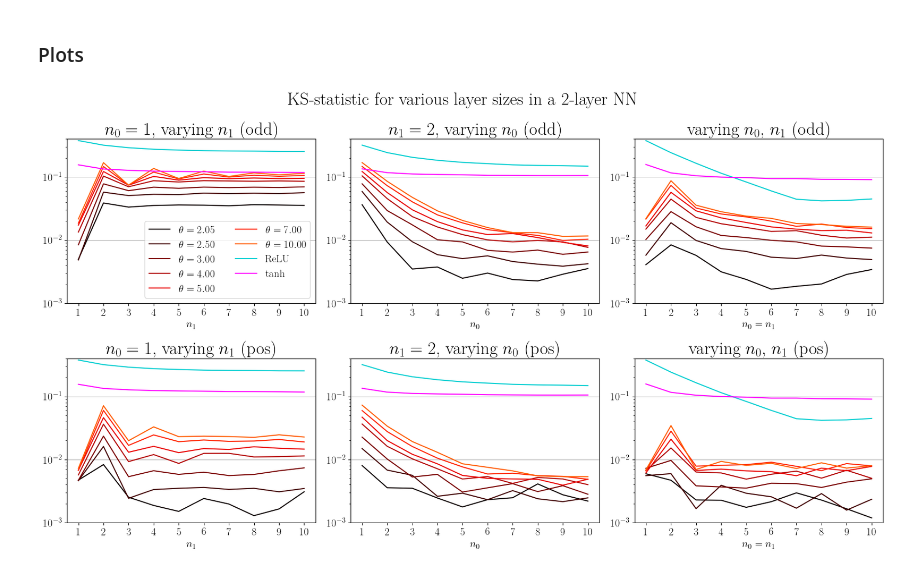
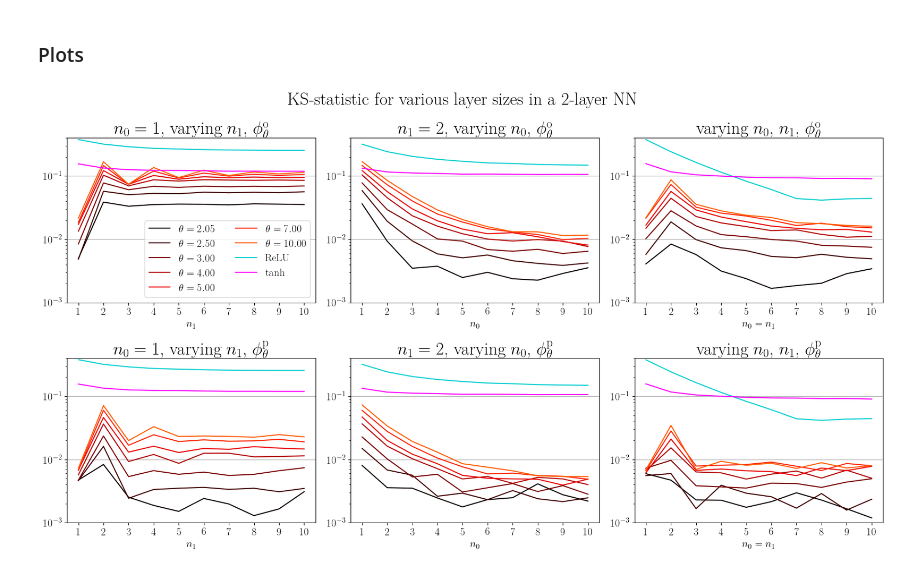
Before and after one commit to p-wol/gaussian-preact, a Jupyter notebook: Example03_Gaussianity.ipynb, the cells around one changed output. Cells and saved outputs as stored; diff of their text form; code cells hidden in the pictures.

```diff
--- a/Example03_Gaussianity.ipynb
+++ b/Example03_Gaussianity.ipynb
@@ -37,10 +37,10 @@ lst_act_types = ['odd', 'pos']
 # Load the activation functions
 dct_activations = {}
 for theta in lst_theta:
-    dct = torch.load(path_objects + 'ActFunction_theta-{:.2f}.pkl'.format(theta))
+    dct = torch.load(path_objects + 'ActFunction_theta-{:.2f}.pkl'.format(theta), weights_only = False)
     dct_activations[('odd', theta)] = dct['activation']
 
-    dct = torch.load(path_objects + 'ActFunctionPos_theta-{:.2f}.pkl'.format(theta))
+    dct = torch.load(path_objects + 'ActFunctionPos_theta-{:.2f}.pkl'.format(theta), weights_only = False)
     dct_activations[('pos', theta)] = dct['activation']
 dct_activations["relu"] = torch.relu
 dct_activations["tanh"] = torch.tanh
@@ -212,7 +210,7 @@ n_samples = 200000
 lst_nb_neur = list(range(1, 11))
 in_dim = 1
 # %%
-lst_ks = torch.load('Data_Init_KS_2layerNN_stat.pkl')
+lst_ks = torch.load('Data_Init_KS_2layerNN_stat.pkl', weights_only = False)
 # %%
 # Prepare the plots
 matplotlib.rcParams['figure.figsize'] = [17, 9.4]
@@ -225,12 +223,17 @@ figure, axis = plt.subplots(2, 3)
 
 # Set up some variables
 def build_title_ks(idx_ks, act_type):
+    if act_type == "pos":
+        name_act = "$\\phi_{\\theta}^{\\mathrm{p}}$"
+    else:
+        name_act = "$\\phi_{\\theta}^{\\mathrm{o}}$"
+
     if idx_ks == 0:
-        return f'$n_0 = 1$, varying $n_1$ ({act_type})'
+        return f'$n_0 = 1$, varying $n_1$, {name_act}'
     elif idx_ks == 1:
-        return f'$n_1 = 2$, varying $n_0$ ({act_type})'
+        return f'$n_1 = 2$, varying $n_0$, {name_act}'
     elif idx_ks == 2:
-        return f'varying $n_0$, $n_1$ ({act_type})'
+        return f'varying $n_0$, $n_1$, {name_act}'
     else:
         raise IndexError(f'Index "idx_ks" should be in [0, 2], got {idx_ks}.')
 
@@ -249,31 +252,31 @@ for idx_ks, dct_ks in enumerate(lst_ks):
         for theta in lst_theta:
             axis[idx, idx_ks].plot(list(range(1, 11)), dct_ks[act_type, theta], label = r'$\theta = {:.2f}$'.format(theta),
                     c = build_color({'act_function': 'weibull', 'act_theta': theta}))
 
         axis[idx, idx_ks].set_title(build_title_ks(idx_ks, act_type), fontsize = titlesize)
 
         axis[idx, idx_ks].set_yscale('log')
         axis[idx, idx_ks].set_ylim(y_min, y_max)
 
         axis[idx, idx_ks].set_xlabel(build_label_x(idx_ks))
         axis[idx, idx_ks].set_xticks(lst_nb_neur)
 
         for act_function in ["relu", "tanh"]:
             axis[idx, idx_ks].plot(list(range(1, 11)), dct_ks[act_function],
                                    label = build_label({"act_function": act_function, "act_theta": 0.}),
                                    c = build_color({'act_function': act_function, 'act_theta': 0.}))
 
 for i in range(2):
     for j in range(3):
         axis[i, j].grid(axis = 'y')
 
 axis[0,0].legend(ncol = 2)
 
 # Global title
 plt.suptitle('KS-statistic for various layer sizes in a 2-layer NN', fontsize = titlesize)
 
 plt.tight_layout()
 plt.savefig('Plot_Init_KS_2layerNN.pdf')
 plt.show()
 # %% [output]
-[figure, old version]
+[figure, new version]
```
Also changed, not shown: parts of 2 cells of this notebook, 2 other files.
